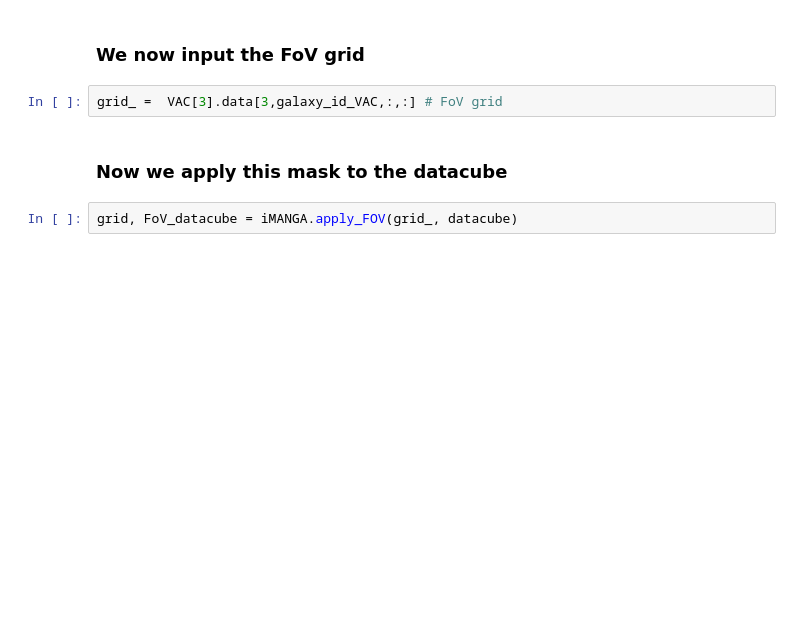
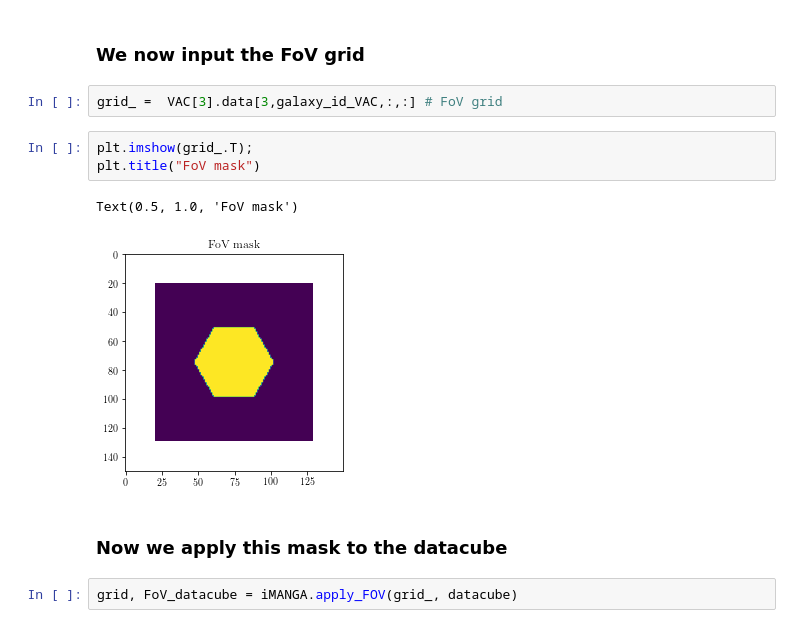
Before and after one commit to lonanni/iMaNGA, a Jupyter notebook: iMANGA_mockMaNGAdatacubes.ipynb, the cells around one changed output. Saved outputs shown, nothing was run; the diff lists cells and outputs as text; blank space fills up the shorter version.

```diff
--- a/iMANGA_mockMaNGAdatacubes.ipynb
+++ b/iMANGA_mockMaNGAdatacubes.ipynb
@@ -50,6 +60,12 @@ galaxy_id_VAC = np.where(VAC[1].data['TNG_snap_id']==str(snap)+"-"+str(gal))[0][
 ### We now input the FoV grid
 # %%
 grid_ =  VAC[3].data[3,galaxy_id_VAC,:,:] # FoV grid
+# %%
+plt.imshow(grid_.T);
+plt.title("FoV mask")
+# %% [output]
+Text(0.5, 1.0, 'FoV mask')
+[figure, added]
 # %% [markdown]
 ### Now we apply this mask to the datacube
 # %%
```
Also changed, not shown: parts of 18 cells of this notebook.
